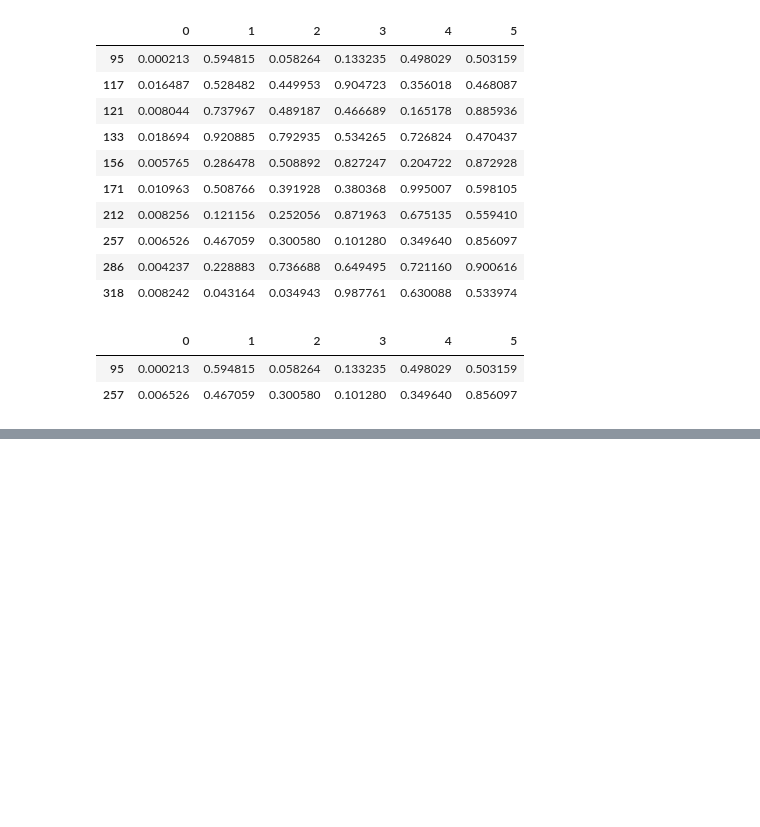
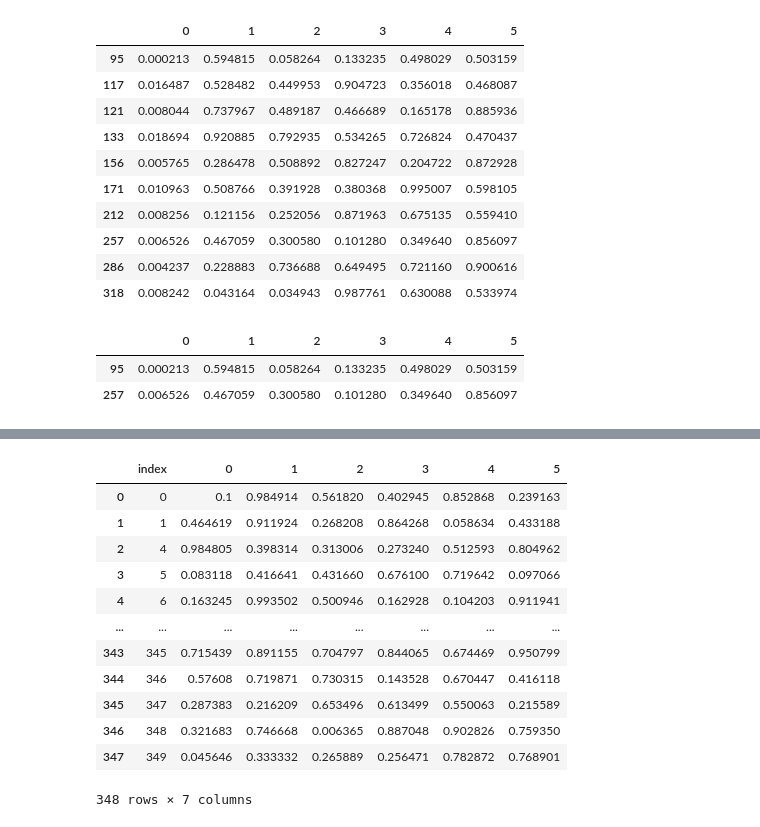
Before and after one commit to 15josh08/Pandas-tutorial, a Jupyter notebook: pandas.ipynb, the cells around one changed output, grey strips where cells are left out. Drawn from its saved outputs; the diff is of its cells as text; code cells hidden in the pictures; blank space fills up the shorter version.

Commit message:
made changes to dataframe

```diff
--- a/pandas.ipynb
+++ b/pandas.ipynb
@@ -452,0 +501,2 @@ Ndf.loc[(Ndf[0]<0.02) & (Ndf[3]<0.3)]   #printing values where values of 0th col
+# %%
+Ndf = Ndf.drop([3,2], axis = 0) #made permenant changes in the dataframe by storing the change.
@@ -452,0 +528,16 @@ Ndf.loc[(Ndf[0]<0.02) & (Ndf[3]<0.3)]   #printing values where values of 0th col
+# %%
+Ndf.reset_index()   #reseted the index.
+# %% [output]
+|  | index | 0 | 1 | 2 | 3 | 4 | 5 |
+| 0 | 0 | 0.1 | 0.984914 | 0.561820 | 0.402945 | 0.852868 | 0.239163 |
+| 1 | 1 | 0.464619 | 0.911924 | 0.268208 | 0.864268 | 0.058634 | 0.433188 |
+| 2 | 4 | 0.984805 | 0.398314 | 0.313006 | 0.273240 | 0.512593 | 0.804962 |
+| 3 | 5 | 0.083118 | 0.416641 | 0.431660 | 0.676100 | 0.719642 | 0.097066 |
+| 4 | 6 | 0.163245 | 0.993502 | 0.500946 | 0.162928 | 0.104203 | 0.911941 |
+| ... | ... | ... | ... | ... | ... | ... | ... |
+| 343 | 345 | 0.715439 | 0.891155 | 0.704797 | 0.844065 | 0.674469 | 0.950799 |
+| 344 | 346 | 0.57608 | 0.719871 | 0.730315 | 0.143528 | 0.670447 | 0.416118 |
+| 345 | 347 | 0.287383 | 0.216209 | 0.653496 | 0.613499 | 0.550063 | 0.215589 |
+| 346 | 348 | 0.321683 | 0.746668 | 0.006365 | 0.887048 | 0.902826 | 0.759350 |
+| 347 | 349 | 0.045646 | 0.333332 | 0.265889 | 0.256471 | 0.782872 | 0.768901 |
+348 rows × 7 columns
```
Also changed, not shown: parts of 6 cells of this notebook.
